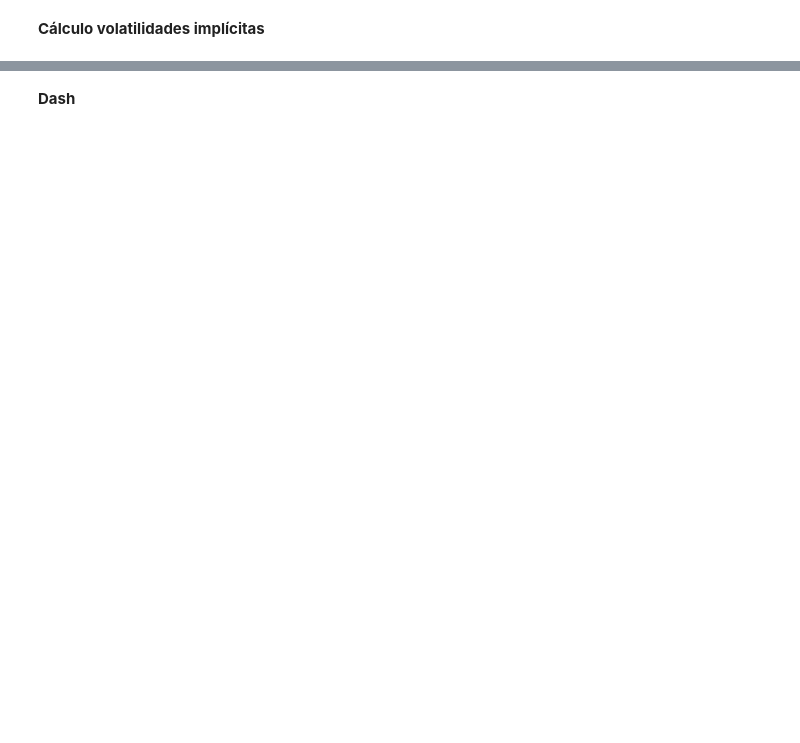
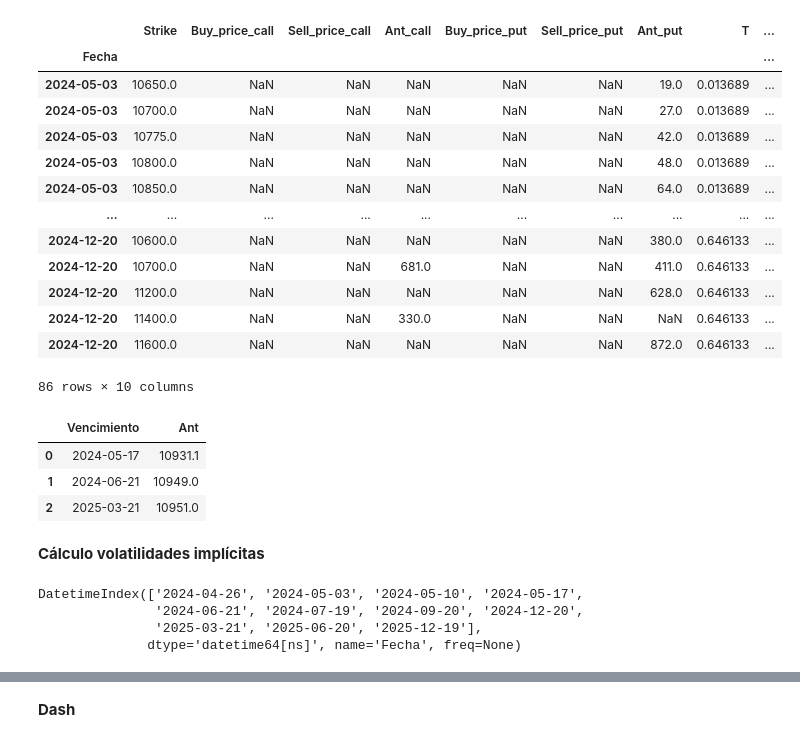
Before and after one commit to aperezcoscu/Practica-3, a Jupyter notebook: Practica.ipynb, the cells around one changed output, grey strips where cells are left out. Drawn from its saved outputs; the diff is of its cells as text; code cells hidden in the pictures; blank space fills up the shorter version.

```diff
--- a/Practica.ipynb
+++ b/Practica.ipynb
@@ -99,9 +97,9 @@ def tratar_dataframe(df, tipo_tabla):
         # Especificar los nombres de columna para futuros
         df.columns = ['Vencimiento', 'Tipo', 'Buy_ord', 'Buy_vol', 'Buy_price', 'Sell_price', 'Sell_vol', 'Sell_ord', 'Ult', 'Vol', 'Aper', 'Max.', 'Min.','Ant']
 
-        # Configurar locale a español
-        locale.setlocale(locale.LC_TIME, 'es_ES.UTF-8' if locale.windows_locale is None else 'Spanish')
-        df['Vencimiento'] = pd.to_datetime(df['Vencimiento'], format='%d %b %Y')
+        # Clean up the date string if necessary
+        df['Vencimiento'] = df['Vencimiento'].str.replace('.', '')  # Remove periods if present
+        df['Vencimiento'] = pd.to_datetime(df['Vencimiento'], format='%d %b %Y', errors='coerce')
         df['Ant'] = pd.to_numeric(df['Ant'].str.replace('.', '').str.replace(',', '.'), errors='coerce')
 
         # Seleccionando solo las columnas deseadas para futuros
@@ -127,13 +125,18 @@ def calcular_precio_opcion(row, tipo):
     if tipo == 'call':
         buy_col = 'Buy_price_call'
         sell_col = 'Sell_price_call'
+        ant_col = 'Ant_call'
     elif tipo == 'put':
         buy_col = 'Buy_price_put'
         sell_col = 'Sell_price_put'
+        ant_col = 'Ant_put'
     else:
         raise ValueError("Tipo de opción no soportado. Use 'call' o 'put'.")
 
-    if pd.notna(row[buy_col]) and pd.notna(row[sell_col]):
+    # Usar 'Ant_call' o 'Ant_put' si ambas columnas de precios son NA
+    if pd.isna(row[buy_col]) and pd.isna(row[sell_col]):
+        return row[ant_col]
+    elif pd.notna(row[buy_col]) and pd.notna(row[sell_col]):
         return (row[buy_col] + row[sell_col]) / 2
     elif pd.notna(row[buy_col]):
         return row[buy_col]
@@ -162,14 +165,14 @@ def datos_opciones(tipo_tabla, response):
     # Establecer 'Fecha' como índice
     df_final.set_index('Fecha', inplace=True)
 
-    # Calcular la columna 'T' en el DataFrame combined_df
+    # Calcular la columna 'T' en el DataFrame
     df_final['T'] = (df_final.index - pd.Timestamp(datetime.now().date())).days / 365.25
 
-    df_final = df_final[['Strike', 'Buy_price_call', 'Sell_price_call', 'Buy_price_put', 'Sell_price_put', 'T']]
+    df_final = df_final[['Strike', 'Buy_price_call', 'Sell_price_call', 'Ant_call', 'Buy_price_put', 'Sell_price_put', 'Ant_put', 'T']]
 
     # Aplicar la función para crear las columnas 'Precio_call' y 'Precio_put'
-    df_final['Precio_call'] = df_final.apply(calcular_precio_opcion, tipo='call', axis=1)
-    df_final['Precio_put'] = df_final.apply(calcular_precio_opcion, tipo='put', axis=1)
+    df_final['Precio_call'] = df_final.apply(lambda row: calcular_precio_opcion(row, 'call'), axis=1)
+    df_final['Precio_put'] = df_final.apply(lambda row: calcular_precio_opcion(row, 'put'), axis=1)
 
     return df_final
 # %%
@@ -181,6 +184,30 @@ def datos_futuros(tipo_tabla, response):
 # %%
 # Opciones
 df_opciones = datos_opciones('opciones', response)
+# %%
+df_opciones
+# %% [output]
+|  | Strike | Buy_price_call | Sell_price_call | Ant_call | Buy_price_put | Sell_price_put | Ant_put | T | ... |
+| Fecha |  |  |  |  |  |  |  |  | ... |
+| 2024-05-03 | 10650.0 | NaN | NaN | NaN | NaN | NaN | 19.0 | 0.013689 | ... |
+| 2024-05-03 | 10700.0 | NaN | NaN | NaN | NaN | NaN | 27.0 | 0.013689 | ... |
+| 2024-05-03 | 10775.0 | NaN | NaN | NaN | NaN | NaN | 42.0 | 0.013689 | ... |
+| 2024-05-03 | 10800.0 | NaN | NaN | NaN | NaN | NaN | 48.0 | 0.013689 | ... |
+| 2024-05-03 | 10850.0 | NaN | NaN | NaN | NaN | NaN | 64.0 | 0.013689 | ... |
+| ... | ... | ... | ... | ... | ... | ... | ... | ... | ... |
+| 2024-12-20 | 10600.0 | NaN | NaN | NaN | NaN | NaN | 380.0 | 0.646133 | ... |
+| 2024-12-20 | 10700.0 | NaN | NaN | 681.0 | NaN | NaN | 411.0 | 0.646133 | ... |
+| 2024-12-20 | 11200.0 | NaN | NaN | NaN | NaN | NaN | 628.0 | 0.646133 | ... |
+| 2024-12-20 | 11400.0 | NaN | NaN | 330.0 | NaN | NaN | NaN | 0.646133 | ... |
+| 2024-12-20 | 11600.0 | NaN | NaN | NaN | NaN | NaN | 872.0 | 0.646133 | ... |
+86 rows × 10 columns
 # %%
 # Opciones
 df_futuros = datos_futuros('futuros', response)
+# %%
+df_futuros
+# %% [output]
+|  | Vencimiento | Ant |
+| 0 | 2024-05-17 | 10931.1 |
+| 1 | 2024-06-21 | 10949.0 |
+| 2 | 2025-03-21 | 10951.0 |
@@ -233,6 +383,13 @@ rfr = 0
 # Calcular la volatilidad implícita para cada opción en combined_df
 df_opciones['Vol_call'] = df_opciones.apply(lambda row: implied_volatility(row['Precio_call'], price_sub, row['Strike'], row['T'], rfr, 'call'), axis=1)
 df_opciones['Vol_put'] = df_opciones.apply(lambda row: implied_volatility(row['Precio_put'], price_sub, row['Strike'], row['T'], rfr, 'put'), axis=1)
+# %%
+df_opciones.index.unique()
+# %% [output]
+DatetimeIndex(['2024-04-26', '2024-05-03', '2024-05-10', '2024-05-17',
+               '2024-06-21', '2024-07-19', '2024-09-20', '2024-12-20',
+               '2025-03-21', '2025-06-20', '2025-12-19'],
+              dtype='datetime64[ns]', name='Fecha', freq=None)
 # %%
 volatilidades = df_opciones.loc[:, ['Strike', 'Vol_call', 'Vol_put']]
 volatilidades
```
Also changed, not shown: parts of 6 cells of this notebook, 6 other files.
